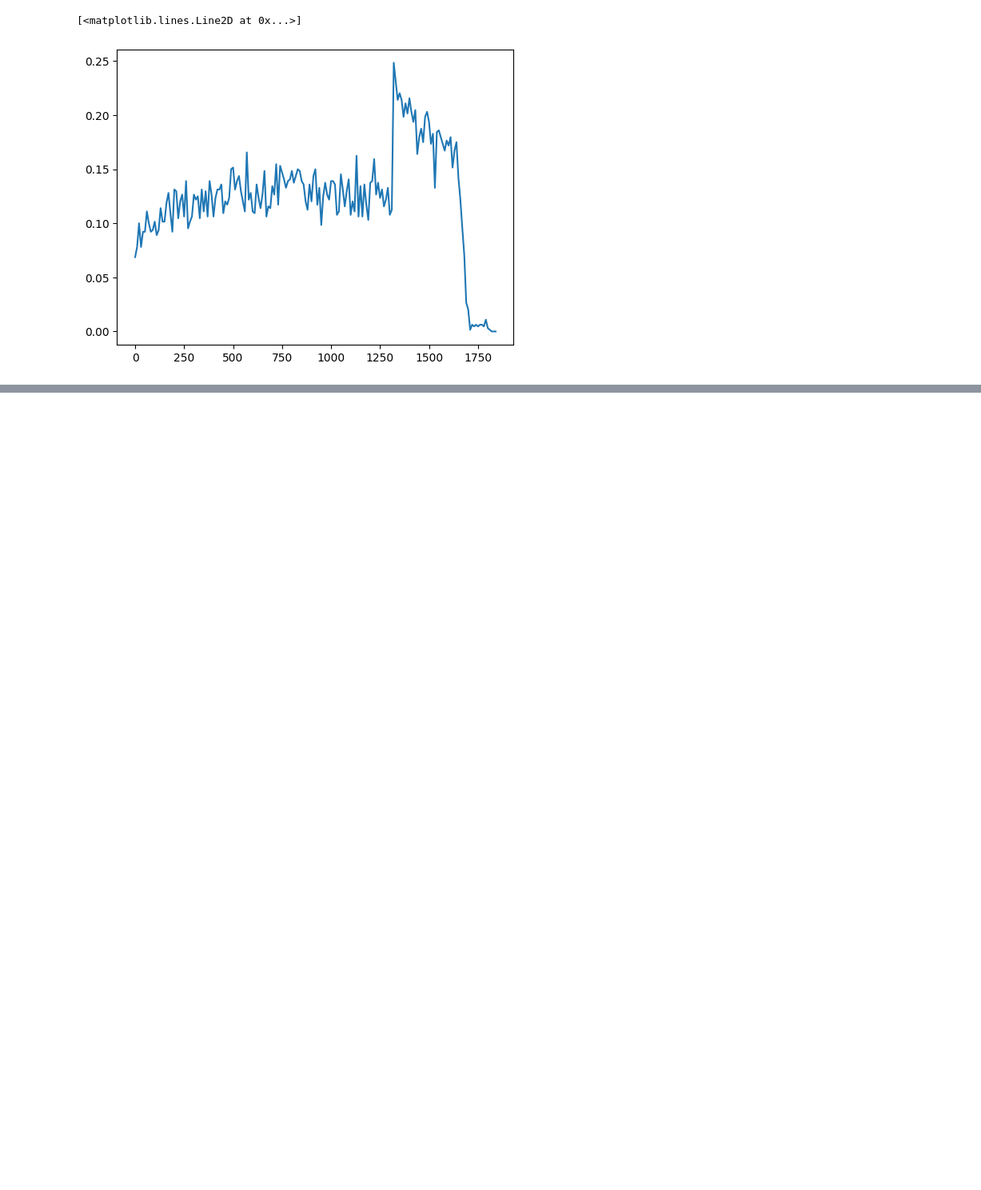
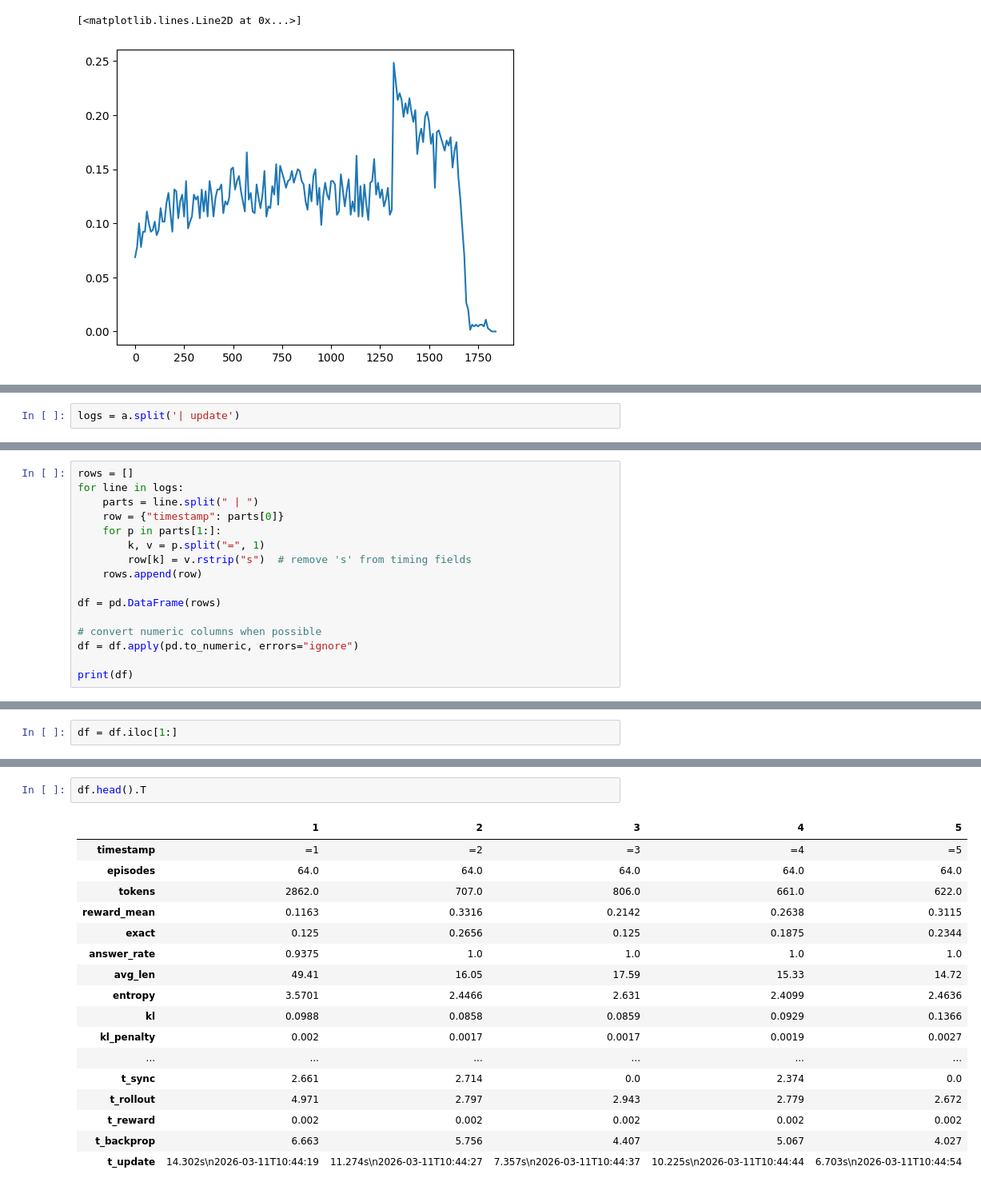
Before and after one commit to omrisapir1/LMMS, a Jupyter notebook: Untitled.ipynb, the cells around one changed output, grey strips where cells are left out. Shown at 80% size. Cells and saved outputs as stored; diff of their text form; blank space fills up the shorter version.

```diff
--- a/Untitled.ipynb
+++ b/Untitled.ipynb
@@ -193,0 +1964,2 @@ plt.plot(x,y)
+# %%
+logs = a.split('| update')
@@ -193,0 +1970,16 @@ plt.plot(x,y)
+# %%
+rows = []
+for line in logs:
+    parts = line.split(" | ")
+    row = {"timestamp": parts[0]}
+    for p in parts[1:]:
+        k, v = p.split("=", 1)
+        row[k] = v.rstrip("s")  # remove 's' from timing fields
+    rows.append(row)
+
+df = pd.DataFrame(rows)
+
+# convert numeric columns when possible
+df = df.apply(pd.to_numeric, errors="ignore")
+
+print(df)
@@ -193,0 +2004,2 @@ plt.plot(x,y)
+# %%
+df = df.iloc[1:]
@@ -193,0 +2033,20 @@ plt.plot(x,y)
+# %%
+df.head().T
+# %% [output]
+|  | 1 | 2 | 3 | 4 | 5 |
+| timestamp | =1 | =2 | =3 | =4 | =5 |
+| episodes | 64.0 | 64.0 | 64.0 | 64.0 | 64.0 |
+| tokens | 2862.0 | 707.0 | 806.0 | 661.0 | 622.0 |
+| reward_mean | 0.1163 | 0.3316 | 0.2142 | 0.2638 | 0.3115 |
+| exact | 0.125 | 0.2656 | 0.125 | 0.1875 | 0.2344 |
+| answer_rate | 0.9375 | 1.0 | 1.0 | 1.0 | 1.0 |
+| avg_len | 49.41 | 16.05 | 17.59 | 15.33 | 14.72 |
+| entropy | 3.5701 | 2.4466 | 2.631 | 2.4099 | 2.4636 |
+| kl | 0.0988 | 0.0858 | 0.0859 | 0.0929 | 0.1366 |
+| kl_penalty | 0.002 | 0.0017 | 0.0017 | 0.0019 | 0.0027 |
+| ... | ... | ... | ... | ... | ... |
+| t_sync | 2.661 | 2.714 | 0.0 | 2.374 | 0.0 |
+| t_rollout | 4.971 | 2.797 | 2.943 | 2.779 | 2.672 |
+| t_reward | 0.002 | 0.002 | 0.002 | 0.002 | 0.002 |
+| t_backprop | 6.663 | 5.756 | 4.407 | 5.067 | 4.027 |
+| t_update | 14.302s\n2026-03-11T10:44:19 | 11.274s\n2026-03-11T10:44:27 | 7.357s\n2026-03-11T10:44:37 | 10.225s\n2026-03-11T10:44:44 | 6.703s\n2026-03-11T10:44:54 |
```
Also changed, not shown: parts of 8 cells of this notebook, 1 other file.
